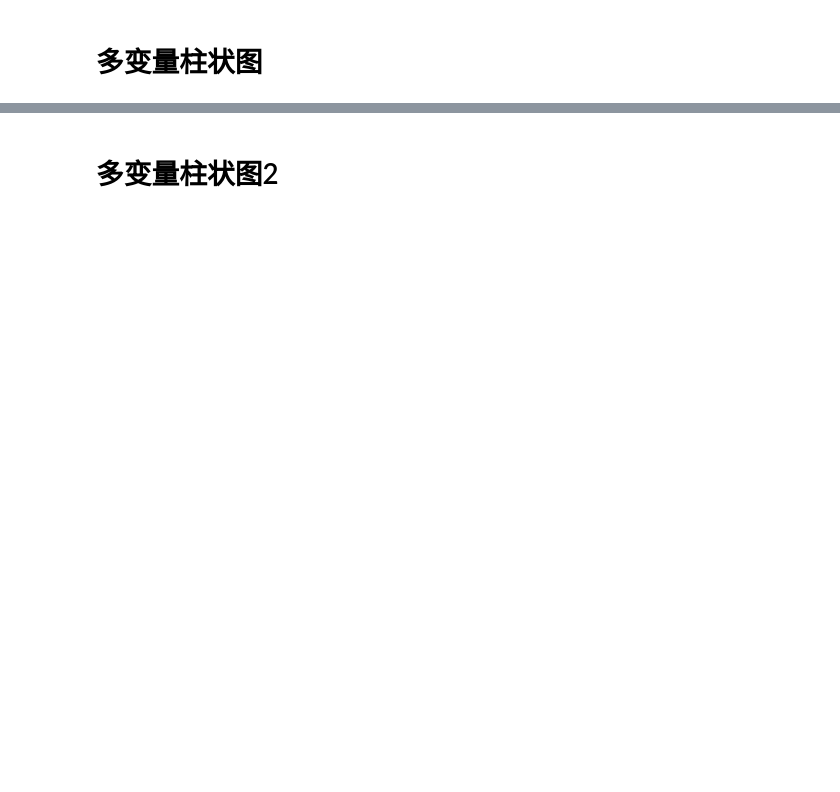
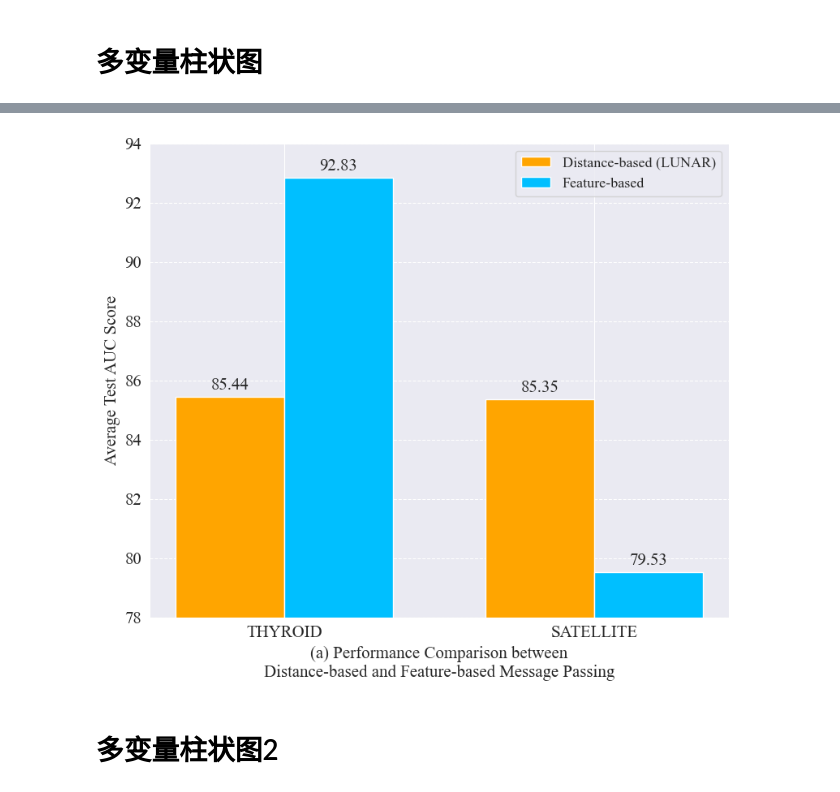
Before and after one commit to YHJDev/Toolkit, a Jupyter notebook: python工具/matplotlib_作图.ipynb, the cells around one changed output, grey strips where cells are left out. Saved outputs shown, nothing was run; the diff lists cells and outputs as text; code cells hidden in the pictures; blank space fills up the shorter version.

```diff
--- a/python工具/matplotlib_作图.ipynb
+++ b/python工具/matplotlib_作图.ipynb
@@ -737,2 +529,93 @@ plt.show()
+# %%
+import matplotlib.pyplot as plt
+import numpy as np
+
+# --- 1. 全局设置 (Global Settings) ---
+# 定义字体
+font_label = {'family': 'Times New Roman', 'weight': 'normal', 'size': 15}
+font_legend = {'family': 'Times New Roman', 'weight': 'normal', 'size': 13}
+
+# --- 2. 定义辅助与核心绘图函数 (Helper and Core Functions) ---
+def autolabel(ax, rects, font_info):
+    """在每个柱子上方添加数值标签。"""
+    for rect in rects:
+        height = rect.get_height()
+        ax.annotate(f'{height}',
+                    xy=(rect.get_x() + rect.get_width() / 2, height),
+                    xytext=(0, 3),  # 3 points vertical offset
+                    textcoords="offset points",
+                    ha='center', va='bottom',
+                    font=font_info)
+
+def create_grouped_bar_chart(data):
+    """
+    根据提供的配置字典创建一个分组柱状图。
+
+    参数:
+    data (dict): 包含图表所有配置和数据的字典。
+    """
+    labels = data['categories']
+    x = np.arange(len(labels))
+    num_bars = len(data['bar_sets'])
+    width = data.get('bar_width', 0.35) # 使用默认值或字典中提供的值
+
+    # 创建画布和坐标轴
+    fig, ax = plt.subplots(figsize=(8, 7)) # 可以调整画布大小
+
+    # 循环绘制每一组柱状图
+    for i, bar_set in enumerate(data['bar_sets']):
+        # 计算每组柱子的位置
+        offset = width * (i - (num_bars - 1) / 2)
+        rects = ax.bar(x + offset, bar_set['values'], width, label=bar_set['label'], color=bar_set['color'])
+        autolabel(ax, rects, font_label)
+
+    # 设置坐标轴标签和刻度
+    ax.set_ylabel(data['ylabel'], fontdict=font_label)
+    ax.set_xlabel(data['xlabel'], fontdict=font_label)
+    ax.set_xticks(x)
+    ax.set_xticklabels(labels, font=font_label)
+
+    # 设置Y轴范围和字体
+    ax.set_ylim(data['ylim'])
+    plt.yticks(font=font_label)
+
+    # 设置网格和图例
+    ax.grid(linestyle="--", axis="y")
+    ax.legend(loc=data.get('legend_loc', 'best'), prop=font_legend)
+
+    # 调整布局并显示
+    fig.tight_layout()
+    plt.show()
+
+
+# --- 3. 主程序 (Main Execution) ---
+if __name__ == "__main__":
+
+    # 将所有图表信息整合到一个字典中
+    chart_data = {
+        'categories': ['THYROID', 'SATELLITE'],
+        'bar_sets': [
+            {
+                'label': 'Distance-based (LUNAR)',
+                'values': [85.44, 85.35],
+                'color': 'orange'
+            },
+            {
+                'label': 'Feature-based',
+                'values': [92.83, 79.53],
+                'color': 'deepskyblue'
+            }
+        ],
+        'ylabel': 'Average Test AUC Score',
+        'xlabel': '(a) Performance Comparison between\nDistance-based and Feature-based Message Passing',
+        'ylim': (78, 94),
+        'legend_loc': 'upper right', # loc=1 对应 'upper right'
+        'bar_width': 0.35
+    }
+
+    # 调用函数生成图表
+    create_grouped_bar_chart(chart_data)
+# %% [output]
+[figure, added]
 # %% [markdown]
 # 多变量柱状图2
```
Also changed, not shown: parts of 15 cells of this notebook.
